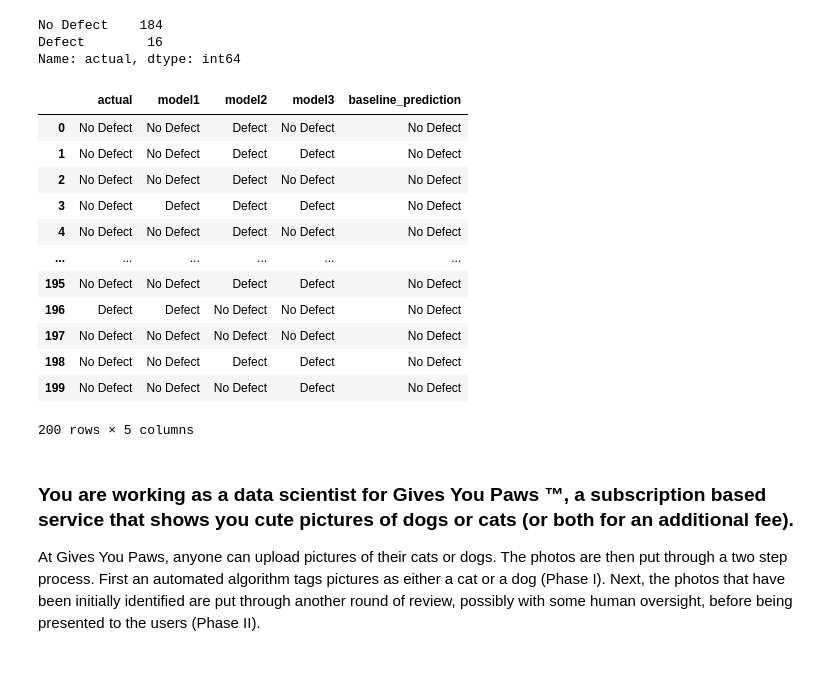
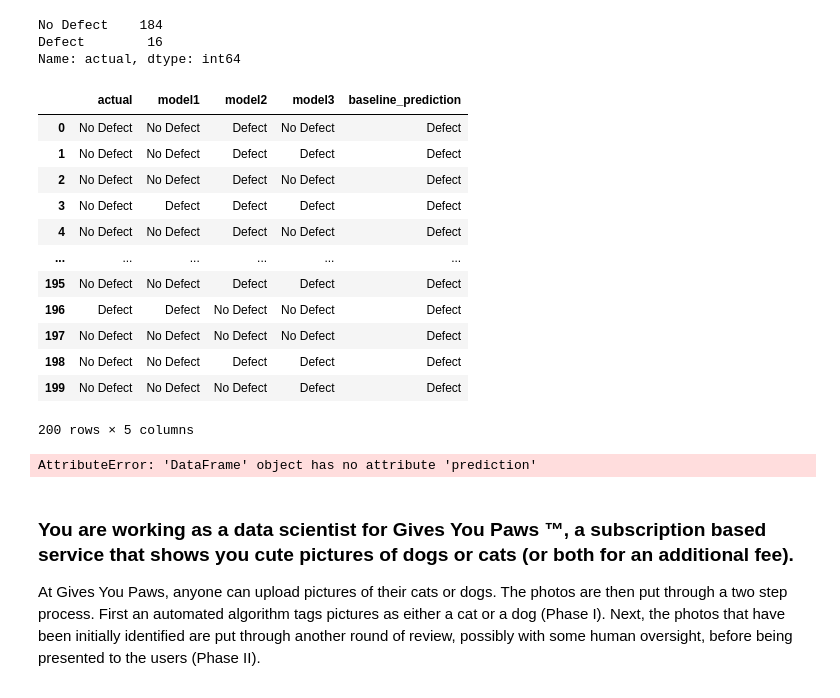
Before and after one commit to veronica-f-reyes/classification-exercises, a Jupyter notebook: model_evaluation.ipynb, the cells around one changed output. Drawn from its saved outputs; the diff is of its cells as text; code cells hidden in the pictures.

```diff
--- a/model_evaluation.ipynb
+++ b/model_evaluation.ipynb
@@ -84,22 +84,22 @@ Name: actual, dtype: int64
 # %%
 # create a new column called 'baseline_prediction'
 # which is the most frequent label e.g. in this case 'No Defect'
 
-df['baseline_prediction']='No Defect'
+df['baseline_prediction']='Defect'
 df
 # %% [output]
 |  | actual | model1 | model2 | model3 | baseline_prediction |
-| 0 | No Defect | No Defect | Defect | No Defect | No Defect |
-| 1 | No Defect | No Defect | Defect | Defect | No Defect |
-| 2 | No Defect | No Defect | Defect | No Defect | No Defect |
-| 3 | No Defect | Defect | Defect | Defect | No Defect |
-| 4 | No Defect | No Defect | Defect | No Defect | No Defect |
+| 0 | No Defect | No Defect | Defect | No Defect | Defect |
+| 1 | No Defect | No Defect | Defect | Defect | Defect |
+| 2 | No Defect | No Defect | Defect | No Defect | Defect |
+| 3 | No Defect | Defect | Defect | Defect | Defect |
+| 4 | No Defect | No Defect | Defect | No Defect | Defect |
 | ... | ... | ... | ... | ... | ... |
-| 195 | No Defect | No Defect | Defect | Defect | No Defect |
-| 196 | Defect | Defect | No Defect | No Defect | No Defect |
-| 197 | No Defect | No Defect | No Defect | No Defect | No Defect |
-| 198 | No Defect | No Defect | Defect | Defect | No Defect |
-| 199 | No Defect | No Defect | No Defect | Defect | No Defect |
+| 195 | No Defect | No Defect | Defect | Defect | Defect |
+| 196 | Defect | Defect | No Defect | No Defect | Defect |
+| 197 | No Defect | No Defect | No Defect | No Defect | Defect |
+| 198 | No Defect | No Defect | Defect | Defect | Defect |
+| 199 | No Defect | No Defect | No Defect | Defect | Defect |
 200 rows × 5 columns
 # %%
 # Model and baseline accuracy:
@@ -109,6 +109,8 @@ baseline_accuracy = (df.actual == df.baseline_prediction).mean()
 
 print(f'   model accuracy: {model_accuracy:.2%}')
 print(f'baseline accuracy: {baseline_accuracy:.2%}')
+# %% [output]
+AttributeError: 'DataFrame' object has no attribute 'prediction'
 # %% [markdown]
 ### You are working as a data scientist for Gives You Paws ™, a subscription based service that shows you cute pictures of dogs or cats (or both for an additional fee).
 
```
Also changed, not shown: parts of 48 cells of this notebook, 2 other files.
